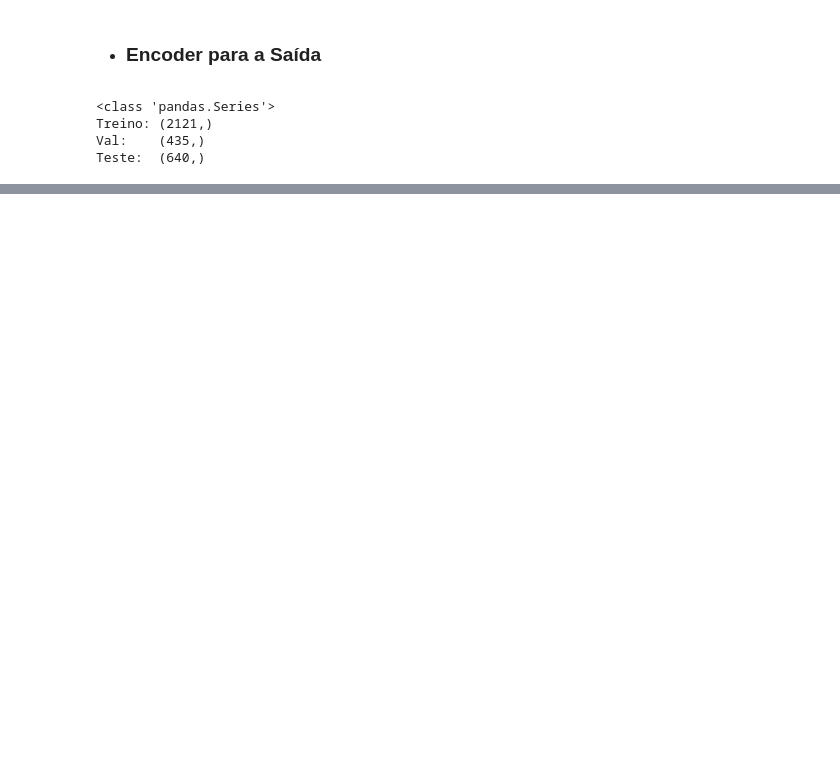
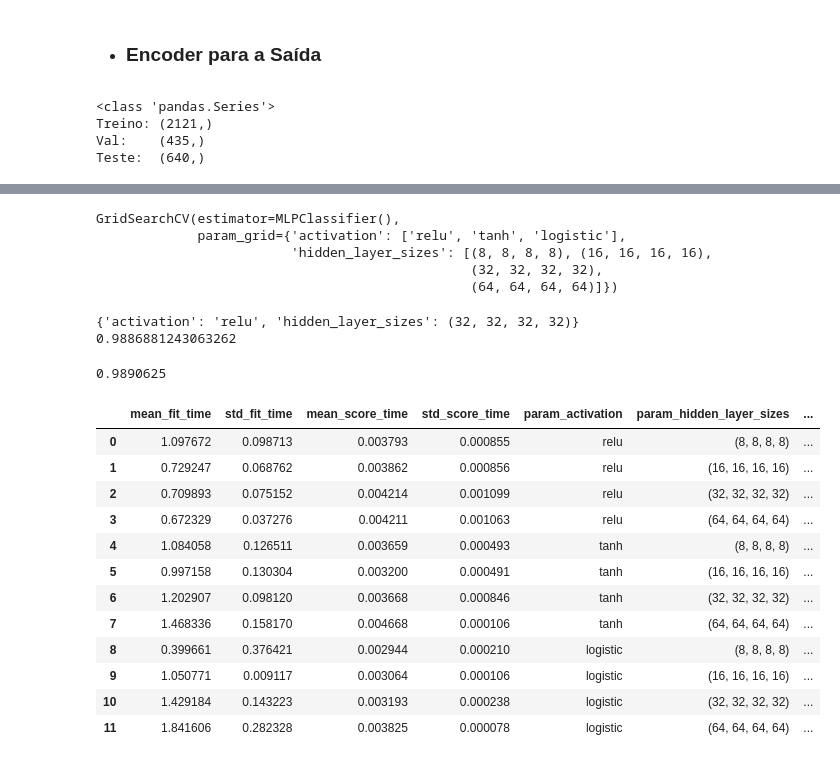
Before and after one commit to DaviMacielCavalcante/projeto-ml-basico, a Jupyter notebook: chess.ipynb, the cells around one changed output, grey strips where cells are left out. Drawn from its saved outputs; the diff is of its cells as text; code cells hidden in the pictures; blank space fills up the shorter version.

```diff
--- a/chess.ipynb
+++ b/chess.ipynb
@@ -163,0 +217,2 @@ Teste:  (640,)
+# %%
+neural.fit(X_train_concated, Y_train_encoded)
@@ -163,0 +261,44 @@ Teste:  (640,)
+# %%
+param_grid = {
+    'hidden_layer_sizes': [(8,)*4, (16,)*4, (32,)*4, (64,)*4],
+    'activation': ["relu", "tanh", "logistic"]
+}
+# %%
+grid = GridSearchCV(
+    param_grid=param_grid,
+    estimator=MLPClassifier()
+)
+# %%
+grid.fit(X_train_concated, Y_train_encoded)
+# %% [output]
+GridSearchCV(estimator=MLPClassifier(),
+             param_grid={'activation': ['relu', 'tanh', 'logistic'],
+                         'hidden_layer_sizes': [(8, 8, 8, 8), (16, 16, 16, 16),
+                                                (32, 32, 32, 32),
+                                                (64, 64, 64, 64)]})
+# %%
+print(grid.best_params_)
+print(grid.best_score_)
+# %% [output]
+{'activation': 'relu', 'hidden_layer_sizes': (32, 32, 32, 32)}
+0.9886881243063262
+# %%
+accuracy_score(Y_test_encoded, grid.predict(X_test_concated))
+# %% [output]
+0.9890625
+# %%
+pd.DataFrame(grid.cv_results_)
+# %% [output]
+|  | mean_fit_time | std_fit_time | mean_score_time | std_score_time | param_activation | param_hidden_layer_sizes | ... |
+| 0 | 1.097672 | 0.098713 | 0.003793 | 0.000855 | relu | (8, 8, 8, 8) | ... |
+| 1 | 0.729247 | 0.068762 | 0.003862 | 0.000856 | relu | (16, 16, 16, 16) | ... |
+| 2 | 0.709893 | 0.075152 | 0.004214 | 0.001099 | relu | (32, 32, 32, 32) | ... |
+| 3 | 0.672329 | 0.037276 | 0.004211 | 0.001063 | relu | (64, 64, 64, 64) | ... |
+| 4 | 1.084058 | 0.126511 | 0.003659 | 0.000493 | tanh | (8, 8, 8, 8) | ... |
+| 5 | 0.997158 | 0.130304 | 0.003200 | 0.000491 | tanh | (16, 16, 16, 16) | ... |
+| 6 | 1.202907 | 0.098120 | 0.003668 | 0.000846 | tanh | (32, 32, 32, 32) | ... |
+| 7 | 1.468336 | 0.158170 | 0.004668 | 0.000106 | tanh | (64, 64, 64, 64) | ... |
+| 8 | 0.399661 | 0.376421 | 0.002944 | 0.000210 | logistic | (8, 8, 8, 8) | ... |
+| 9 | 1.050771 | 0.009117 | 0.003064 | 0.000106 | logistic | (16, 16, 16, 16) | ... |
+| 10 | 1.429184 | 0.143223 | 0.003193 | 0.000238 | logistic | (32, 32, 32, 32) | ... |
+| 11 | 1.841606 | 0.282328 | 0.003825 | 0.000078 | logistic | (64, 64, 64, 64) | ... |
```
Also changed, not shown: parts of 23 cells of this notebook.
